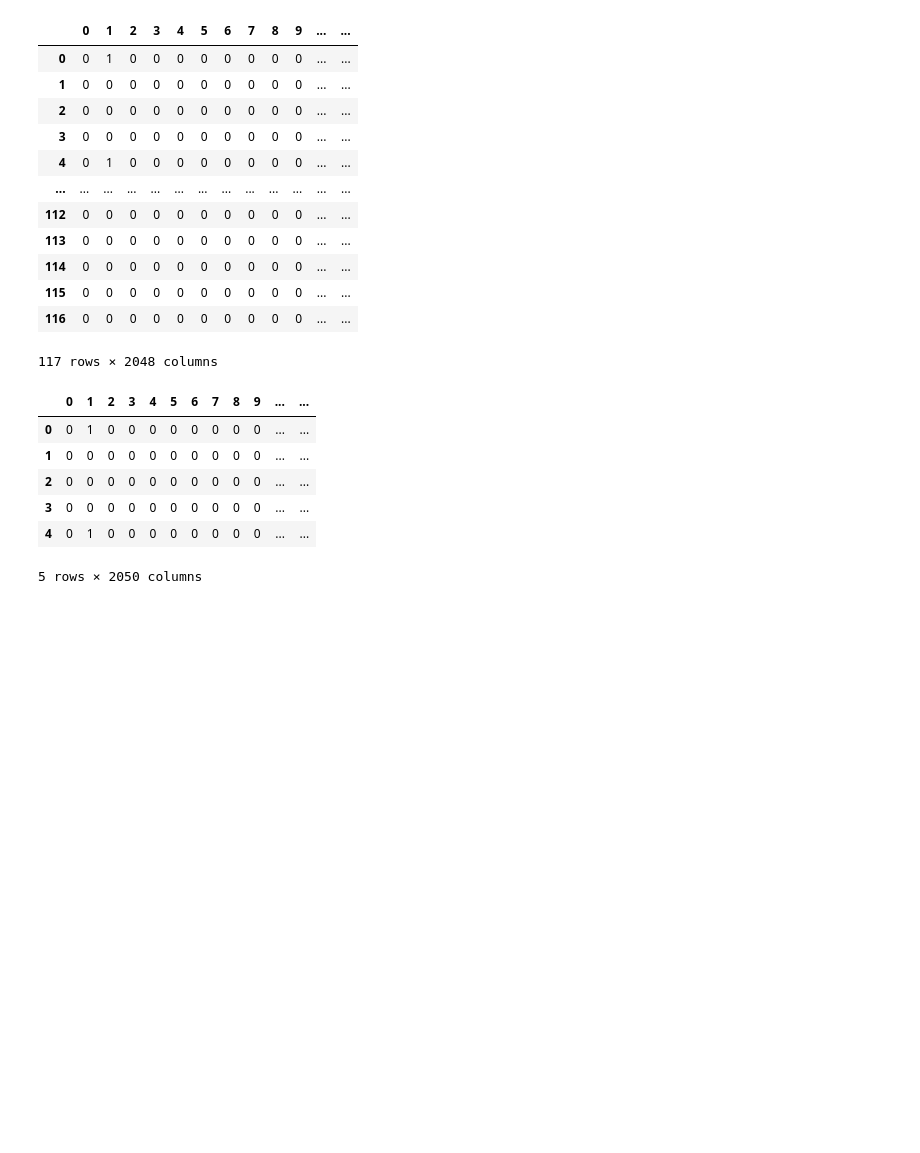
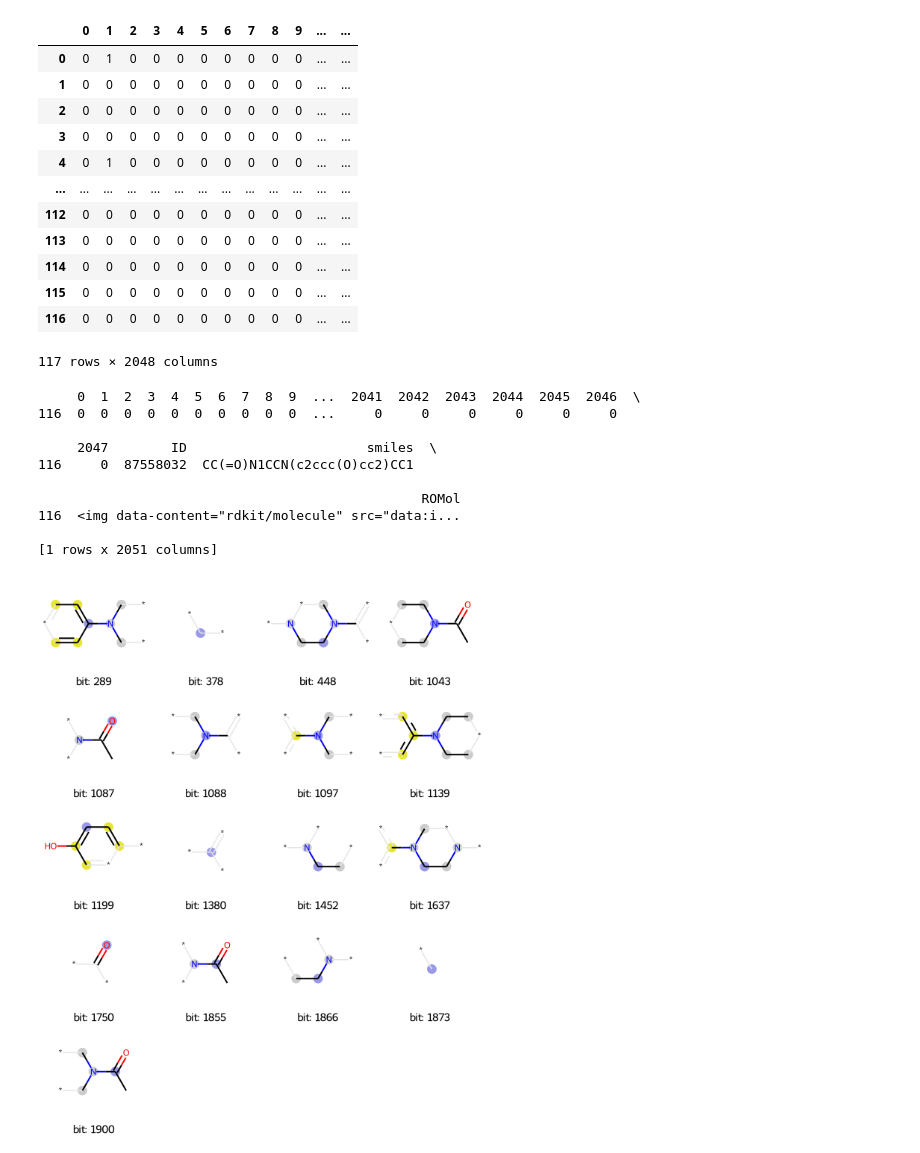
Before and after one commit to chemoinformatics-lecture/lecture-beginner, a Jupyter notebook: lesson04_RDKit/lecture_note_colab_RDKit_no2_Descriptorsの使い方.ipynb, the cells around one changed output. Cells and saved outputs as stored; diff of their text form; code cells hidden in the pictures; blank space fills up the shorter version.

```diff
--- a/lesson04_RDKit/lecture_note_colab_RDKit_no2_Descriptorsの使い方.ipynb
+++ b/lesson04_RDKit/lecture_note_colab_RDKit_no2_Descriptorsの使い方.ipynb
@@ -200,12 +213,30 @@ df_fp
 # %%
 df_fp['ID'] = df['ID']
 df_fp['smiles'] = df['smiles']
-df_fp.head()
+
+from rdkit.Chem import PandasTools
+
+PandasTools.AddMoleculeColumnToFrame(df_fp, "smiles")
+df_fp.tail(1)
 # %% [output]
-|  | 0 | 1 | 2 | 3 | 4 | 5 | 6 | 7 | 8 | 9 | ... | ... |
-| 0 | 0 | 1 | 0 | 0 | 0 | 0 | 0 | 0 | 0 | 0 | ... | ... |
-| 1 | 0 | 0 | 0 | 0 | 0 | 0 | 0 | 0 | 0 | 0 | ... | ... |
-| 2 | 0 | 0 | 0 | 0 | 0 | 0 | 0 | 0 | 0 | 0 | ... | ... |
-| 3 | 0 | 0 | 0 | 0 | 0 | 0 | 0 | 0 | 0 | 0 | ... | ... |
-| 4 | 0 | 1 | 0 | 0 | 0 | 0 | 0 | 0 | 0 | 0 | ... | ... |
-5 rows × 2050 columns
+     0  1  2  3  4  5  6  7  8  9  ...  2041  2042  2043  2044  2045  2046  \
+116  0  0  0  0  0  0  0  0  0  0  ...     0     0     0     0     0     0
+
+     2047        ID                       smiles  \
+116     0  87558032  CC(=O)N1CCN(c2ccc(O)cc2)CC1
+
+                                                 ROMol
+116  <img data-content="rdkit/molecule" src="data:i...
+
+[1 rows x 2051 columns]
+# %%
+row_number = 116
+mol = df_fp["ROMol"][row_number]
+
+bitI_morgan = {}
+fp_morgan = AllChem.GetMorganFingerprintAsBitVect(compound, 2, bitInfo=bitI_morgan)
+
+morgan_turples = ((mol , bit, bitI_morgan) for bit in list(bitI_morgan.keys()))
+Draw.DrawMorganBits(morgan_turples, molsPerRow=4, legends=['bit: '+str(x) for x in list(bitI_morgan.keys())])
+# %% [output]
+[figure, added]
```
Also changed, not shown: parts of 13 cells of this notebook.
